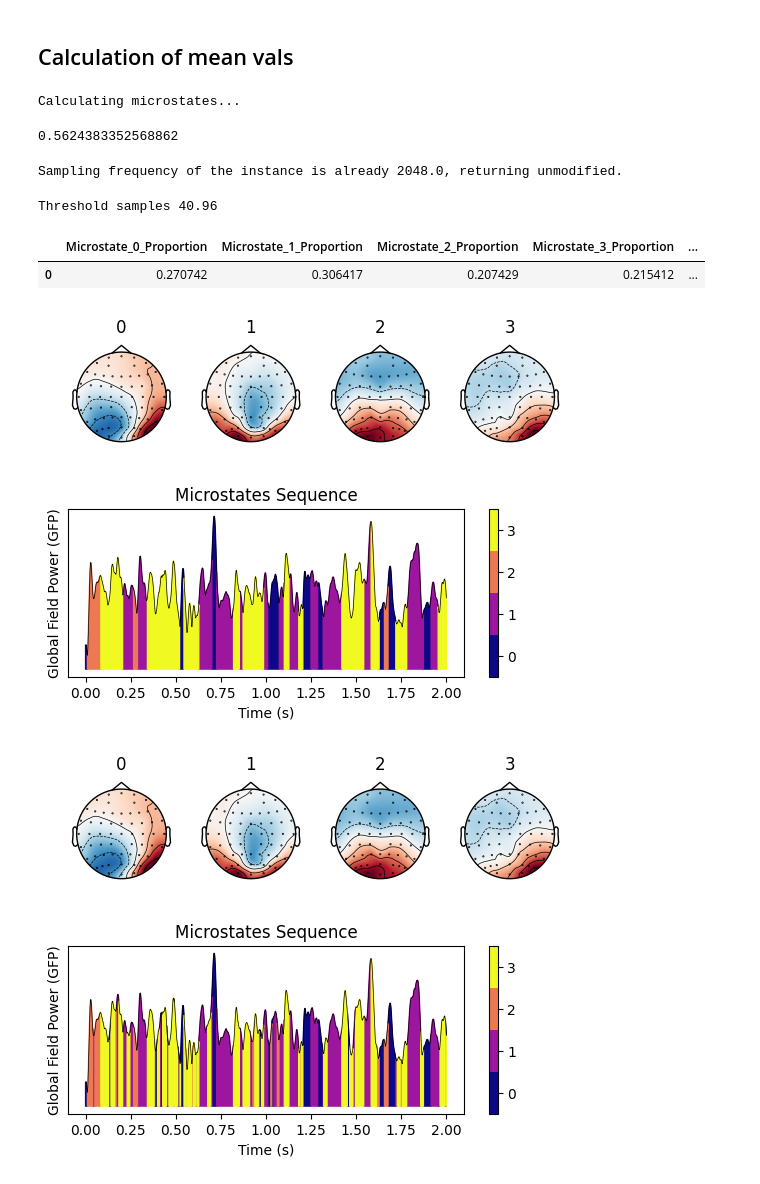
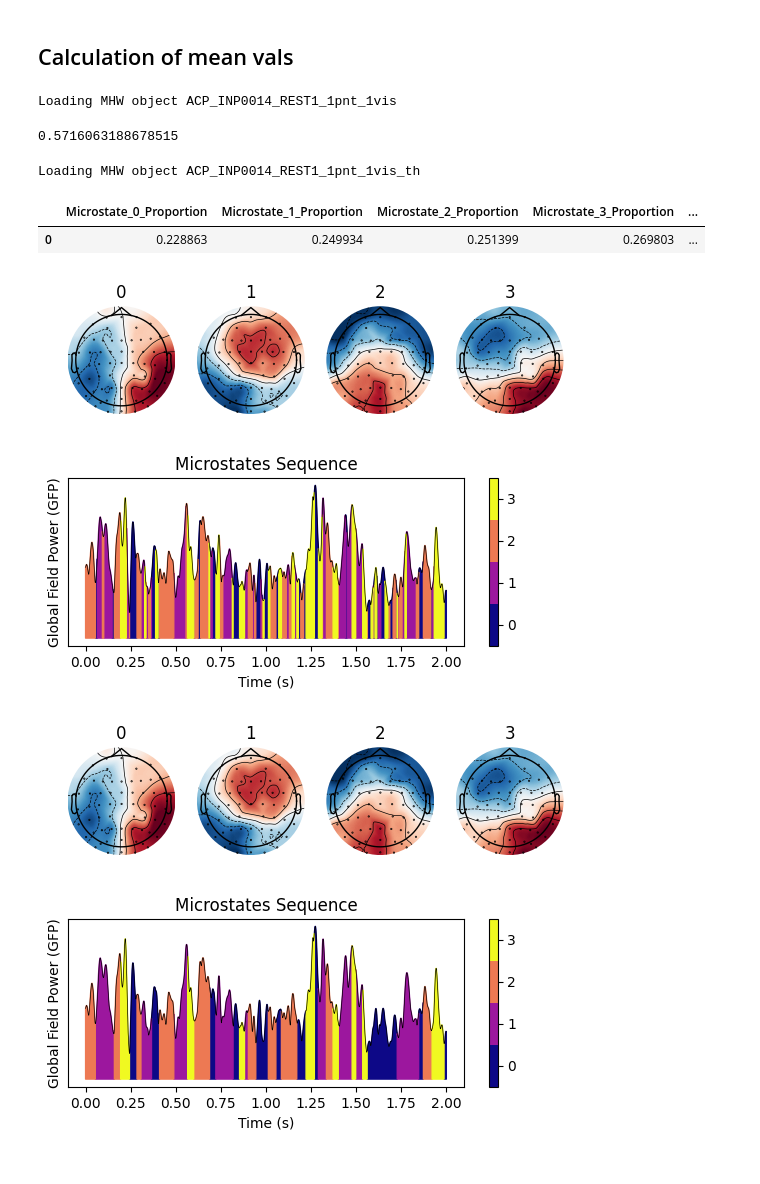
Before and after one commit to anast3t/nsu-microstate-rest-eeg, a Jupyter notebook: MicrostatesPreprocessed.ipynb, the cells around one changed output. Saved outputs shown, nothing was run; the diff lists cells and outputs as text; code cells hidden in the pictures.

Commit message:
reworked main jupyter on MSHW

```diff
--- a/MicrostatesPreprocessed.ipynb
+++ b/MicrostatesPreprocessed.ipynb
@@ -468,26 +325,43 @@ filepath = path064
 # %%
-raw, microstates = load_or_calc_raw_ms(filepath, filename)
+raw: mne.io.Raw = mne.io.read_raw_eeglab(folders.preprocessed_data + folders.end_folder + filename + '.set')
-# %% [output]
-Calculating microstates...
+# %%
+mshw = MSHW(
+    raw = raw,
+    raw_filename = filename,
+    folders = folders
+)
+# %%
+if mshw.check_saved():
+    mshw = mshw.load()
+else:
+    mshw.calc_raw_ms().save()
+# %% [output]
+Loading MHW object ACP_INP0014_REST1_1pnt_1vis
 # %%
-print(microstates['GEV'])
+print(mshw.ms['GEV'])
 # %% [output]
-0.5624383352568862
+0.5716063188678515
-# %%
-raw_resample = raw.copy().resample(sfreq=2048)
-# %% [output]
-Sampling frequency of the instance is already 2048.0, returning unmodified.
 # %%
-ms_thresholded = apply_basic_switch_threshold(microstates, threshold=0.02)
+mshwt = MSHW(
+    raw = raw,
+    raw_filename = filename+'_th',
+    folders = folders
+)
+if mshwt.check_saved():
+    mshwt = mshwt.load()
+else:
+    mshwt = mshw.apply_basic_switch_threshold(threshold=0.02, inplace=False)
+    mshwt.raw_filename = filename+'_th'
+    mshwt.save()
 # %% [output]
-Threshold samples 40.96
+Loading MHW object ACP_INP0014_REST1_1pnt_1vis_th
 # %%
-nk.microstates_plot(ms_thresholded, epoch = (0, 2048*2))
-nk.microstates_plot(microstates, epoch = (0, 2048*2))
-nk.microstates_static(ms_thresholded, show=True)
-nk.microstates_static(microstates, show=True)
+nk.microstates_plot(mshw.ms, epoch = (0, 2048*2))
+nk.microstates_plot(mshwt.ms, epoch = (0, 2048*2))
+nk.microstates_static(mshw.ms, show=True)
+nk.microstates_static(mshwt.ms, show=True)
 # %% [output]
 |  | Microstate_0_Proportion | Microstate_1_Proportion | Microstate_2_Proportion | Microstate_3_Proportion | ... |
-| 0 | 0.270742 | 0.306417 | 0.207429 | 0.215412 | ... |
+| 0 | 0.228863 | 0.249934 | 0.251399 | 0.269803 | ... |
-[figure, old version]
+[figure, new version]
-[figure, old version]
+[figure, new version]
```
Also changed, not shown: parts of 40 cells of this notebook, 1 other file.
